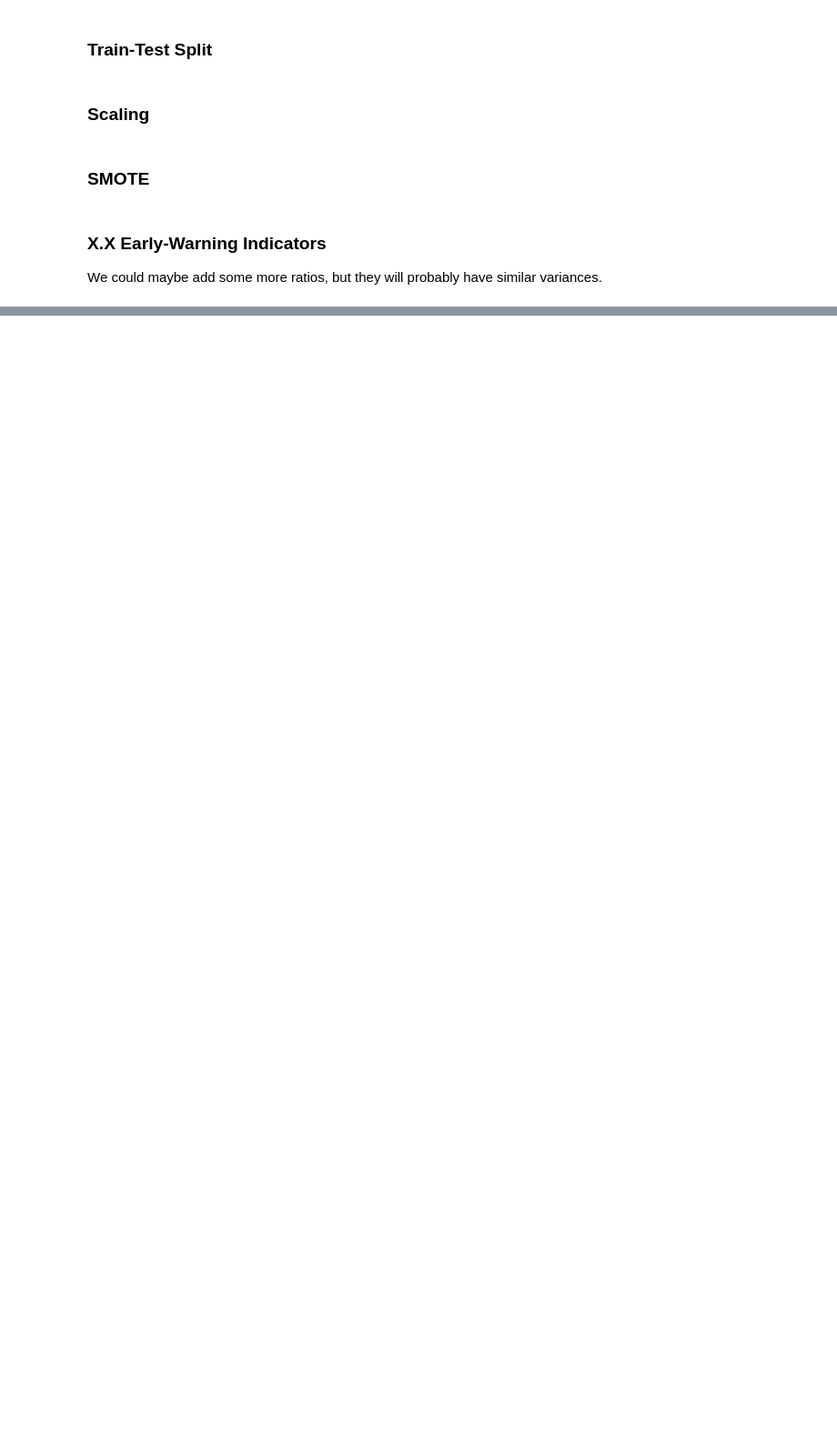
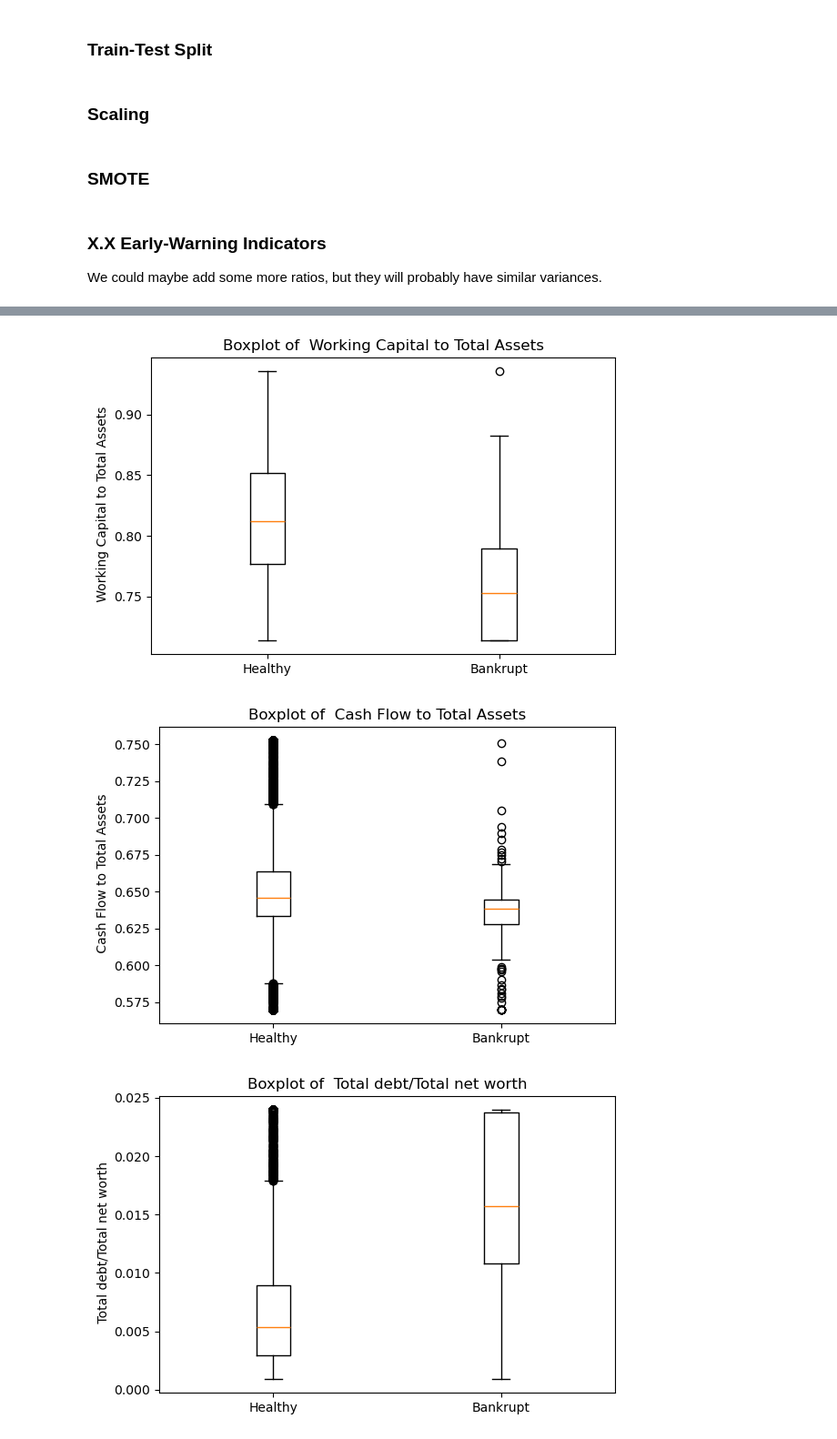
Before and after one commit to Vincent2308/Corporate-Bankruptcy, a Jupyter notebook: notebooks/week3/Taiwan_Week3.ipynb, the cells around one changed output, grey strips where cells are left out. Shown: that part at 91% size. Cells and saved outputs as stored; diff of their text form; code cells hidden in the pictures; blank space fills up the shorter version.

```diff
--- a/notebooks/week3/Taiwan_Week3.ipynb
+++ b/notebooks/week3/Taiwan_Week3.ipynb
@@ -164,0 +229,13 @@ variance_df
+# %%
+for ratio in key_ratios:
+    plt.figure(figsize=(6, 4))
+    data = [df.loc[df["Bankrupt?"] == 0, ratio],df.loc[df["Bankrupt?"] == 1, ratio]]
+    plt.boxplot(data, labels=["Healthy", "Bankrupt"])
+    plt.title(f"Boxplot of {ratio}")
+    plt.ylabel(ratio)
+    plt.tight_layout()
+    plt.show()
+# %% [output]
+[figure, added]
+[figure, added]
+[figure, added]
```
Also changed, not shown: parts of 6 cells of this notebook.
